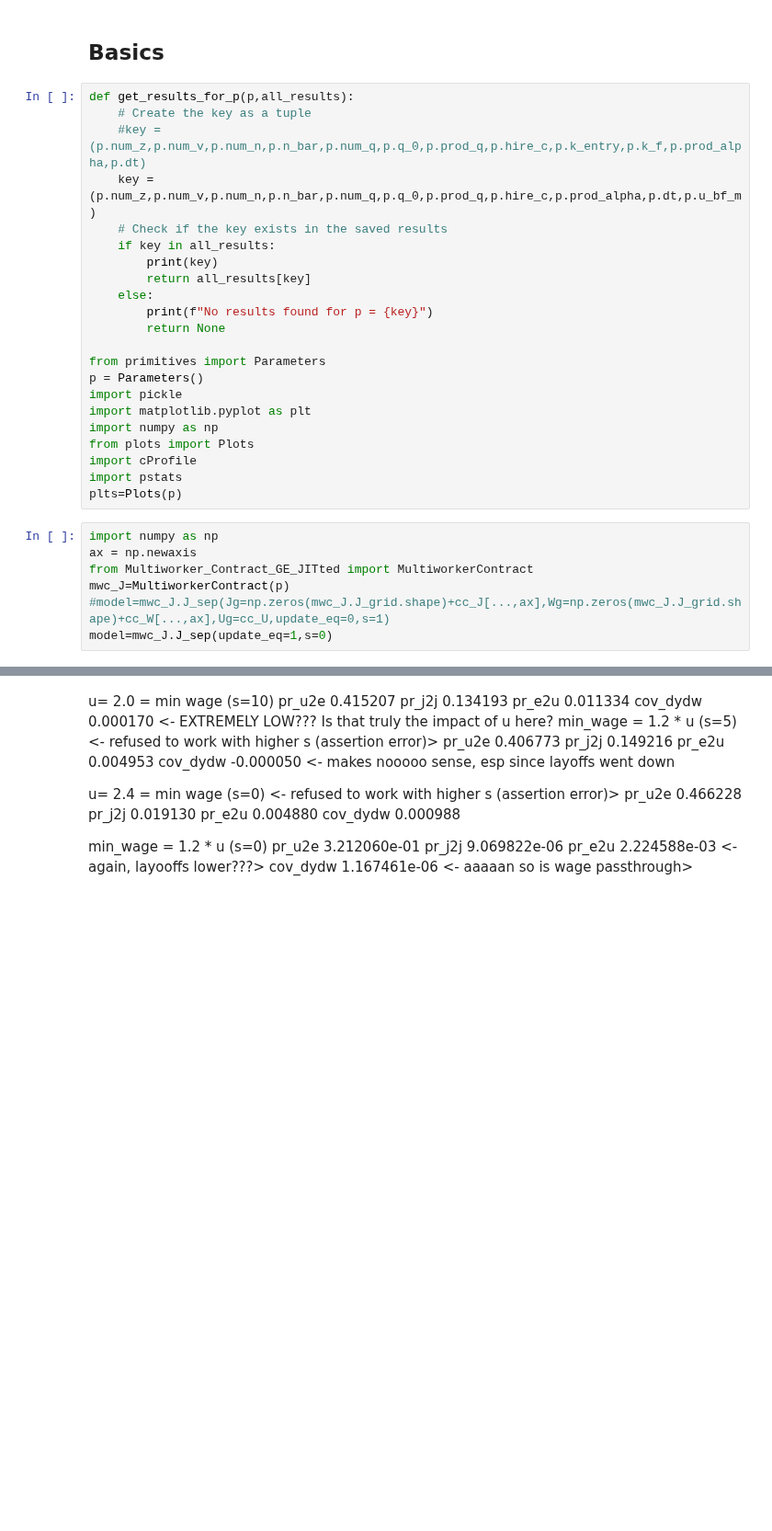
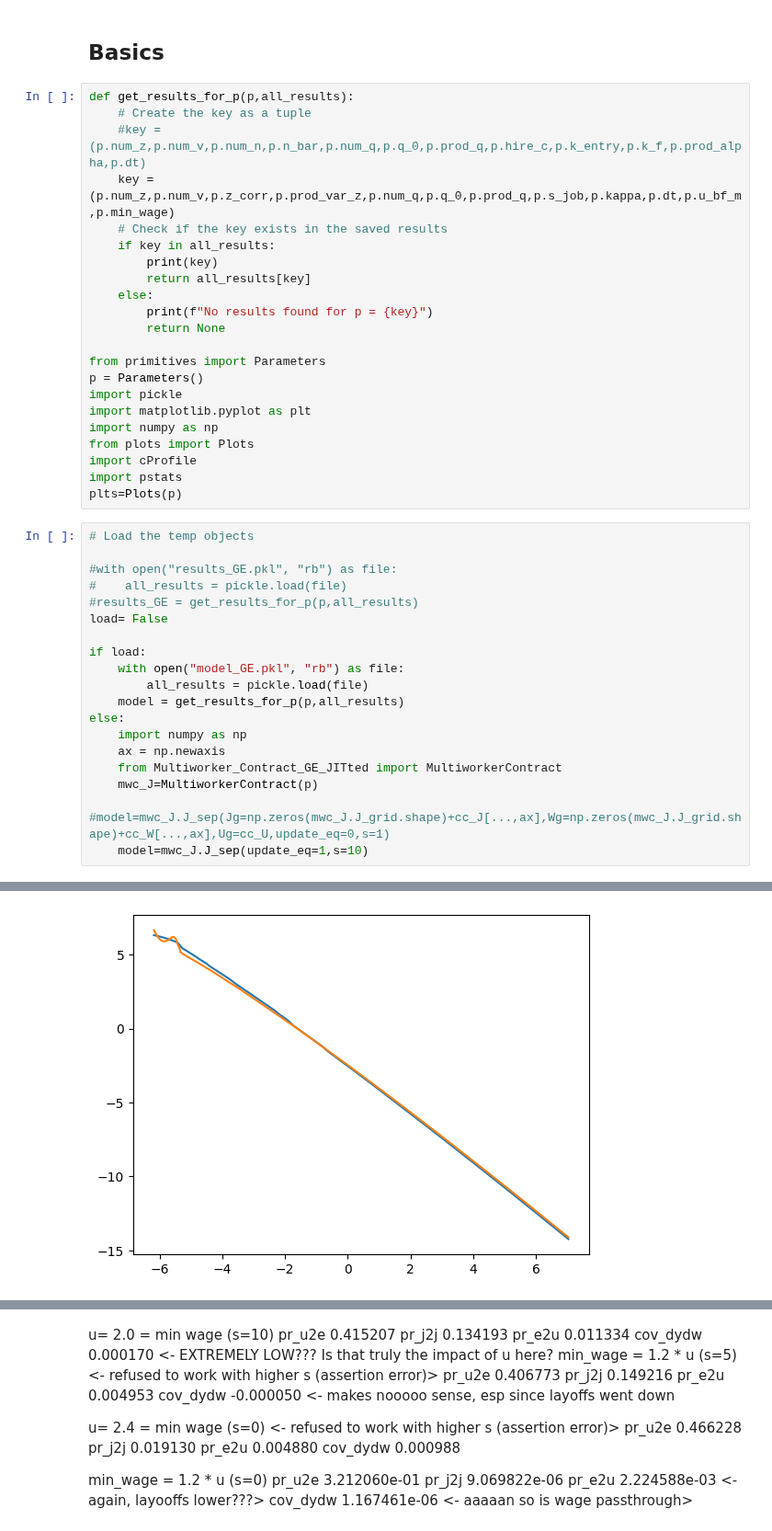
Before and after one commit to zalandru/Dynamic-Contracting-Multi-worker-Firm, a Jupyter notebook: VFI/CRS/Initiating CRS.ipynb, the cells around one changed output, grey strips where cells are left out. Shown at 92% size. Drawn from its saved outputs; the diff is of its cells as text; blank space fills up the shorter version.

```diff
--- a/VFI/CRS/Initiating CRS.ipynb
+++ b/VFI/CRS/Initiating CRS.ipynb
@@ -4,7 +4,7 @@
 def get_results_for_p(p,all_results):
     # Create the key as a tuple
     #key = (p.num_z,p.num_v,p.num_n,p.n_bar,p.num_q,p.q_0,p.prod_q,p.hire_c,p.k_entry,p.k_f,p.prod_alpha,p.dt)
-    key = (p.num_z,p.num_v,p.num_n,p.n_bar,p.num_q,p.q_0,p.prod_q,p.hire_c,p.prod_alpha,p.dt,p.u_bf_m)
+    key = (p.num_z,p.num_v,p.z_corr,p.prod_var_z,p.num_q,p.q_0,p.prod_q,p.s_job,p.kappa,p.dt,p.u_bf_m,p.min_wage)
     # Check if the key exists in the saved results
     if key in all_results:
         print(key)
@@ -23,9 +23,22 @@ import cProfile
 import pstats
 plts=Plots(p)
 # %%
-import numpy as np
-ax = np.newaxis
-from Multiworker_Contract_GE_JITted import MultiworkerContract
-mwc_J=MultiworkerContract(p)
-#model=mwc_J.J_sep(Jg=np.zeros(mwc_J.J_grid.shape)+cc_J[...,ax],Wg=np.zeros(mwc_J.J_grid.shape)+cc_W[...,ax],Ug=cc_U,update_eq=0,s=1)
-model=mwc_J.J_sep(update_eq=1,s=0)
+# Load the temp objects
+
+#with open("results_GE.pkl", "rb") as file:
+#    all_results = pickle.load(file)
+#results_GE = get_results_for_p(p,all_results)
+load= False
+
+if load:
+    with open("model_GE.pkl", "rb") as file:
+        all_results = pickle.load(file)
+    model = get_results_for_p(p,all_results)
+else:
+    import numpy as np
+    ax = np.newaxis
+    from Multiworker_Contract_GE_JITted import MultiworkerContract
+    mwc_J=MultiworkerContract(p)
+    #model=mwc_J.J_sep(Jg=np.zeros(mwc_J.J_grid.shape)+cc_J[...,ax],Wg=np.zeros(mwc_J.J_grid.shape)+cc_W[...,ax],Ug=cc_U,update_eq=0,s=1)
+    model=mwc_J.J_sep(update_eq=1,s=10)
+# %% [output]
@@ -31,0 +62 @@ model=mwc_J.J_sep(update_eq=1,s=0)
+[figure, added]
```
Also changed, not shown: parts of 9 cells of this notebook, 43 other files.
